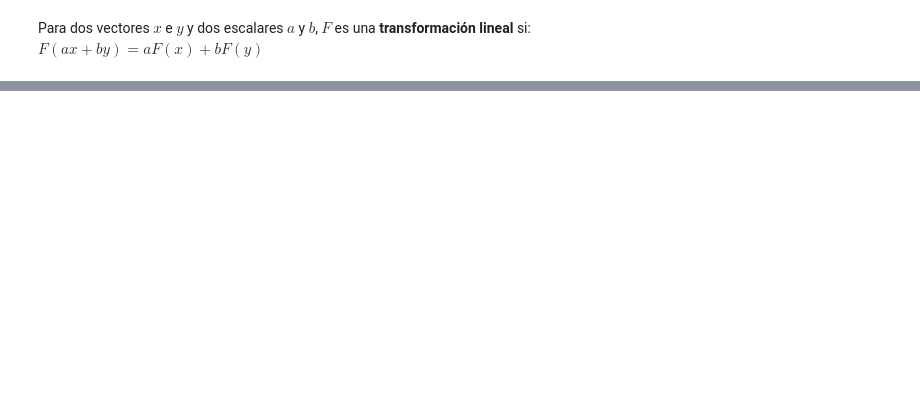
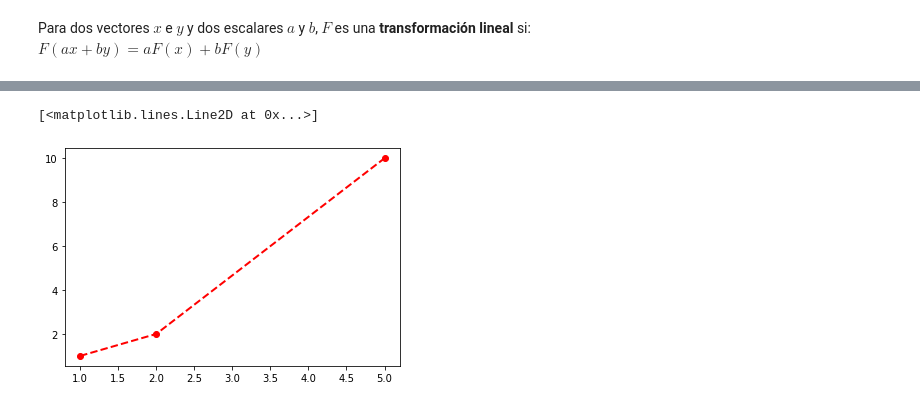
Before and after one commit to Apgt512/Colab-Notebooks, a Jupyter notebook: Modulo II. Algebra Lineal y Probabilidad/Clase 30 agosto 2021.ipynb, the cells around one changed output, grey strips where cells are left out. Drawn from its saved outputs; the diff is of its cells as text; code cells hidden in the pictures; blank space fills up the shorter version.

```diff
--- a/Modulo II. Algebra Lineal y Probabilidad/Clase 30 agosto 2021.ipynb
+++ b/Modulo II. Algebra Lineal y Probabilidad/Clase 30 agosto 2021.ipynb
@@ -69,0 +363,9 @@ Escribe un programa que realice convoluciones vectoriales y uno que realice conv
+# %%
+# Ejercicio 3
+x = np.array([1,2,5])
+y = np.array([1,2,10])
+# %%
+plt.plot(x,y,'o--', linewidth=2.0, color='red')
+# %% [output]
+[<matplotlib.lines.Line2D at 0x...>]
+[figure, added]
```
Also changed, not shown: parts of 58 cells of this notebook.
